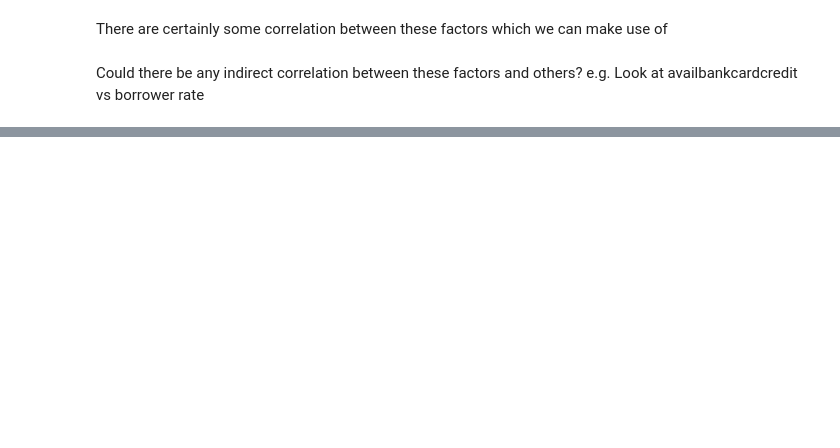
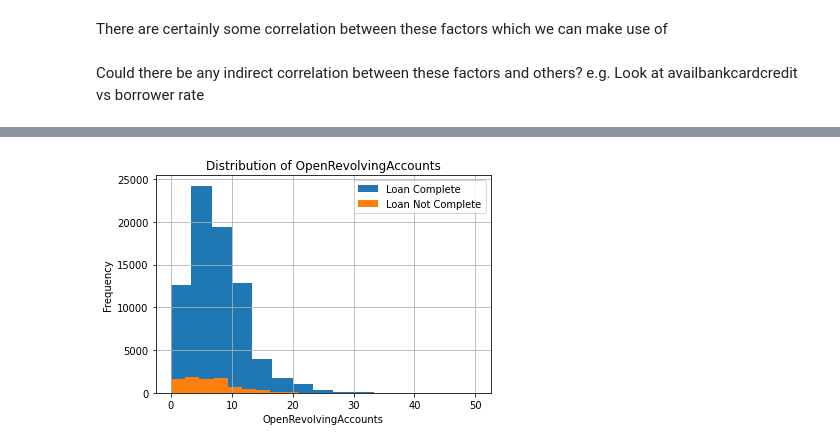
Before and after one commit to PopKobs/P2P_credit_scoring, a Jupyter notebook: feature_EDA.ipynb, the cells around one changed output, grey strips where cells are left out. Saved outputs shown, nothing was run; the diff lists cells and outputs as text; code cells hidden in the pictures; blank space fills up the shorter version.

```diff
--- a/feature_EDA.ipynb
+++ b/feature_EDA.ipynb
@@ -210,0 +293,11 @@ plt.show()
+# %%
+plt.hist(df['OpenRevolvingAccounts'][df["LoanComplete"]==1], bins=15)
+plt.hist(df['OpenRevolvingAccounts'][df["LoanComplete"]==0], bins=15)
+plt.legend(["Loan Complete", "Loan Not Complete"])
+plt.title('Distribution of OpenRevolvingAccounts')
+plt.xlabel('OpenRevolvingAccounts')
+plt.ylabel('Frequency')
+plt.grid(True)
+plt.show()
+# %% [output]
+[figure, added]
```
Also changed, not shown: parts of 33 cells of this notebook.
